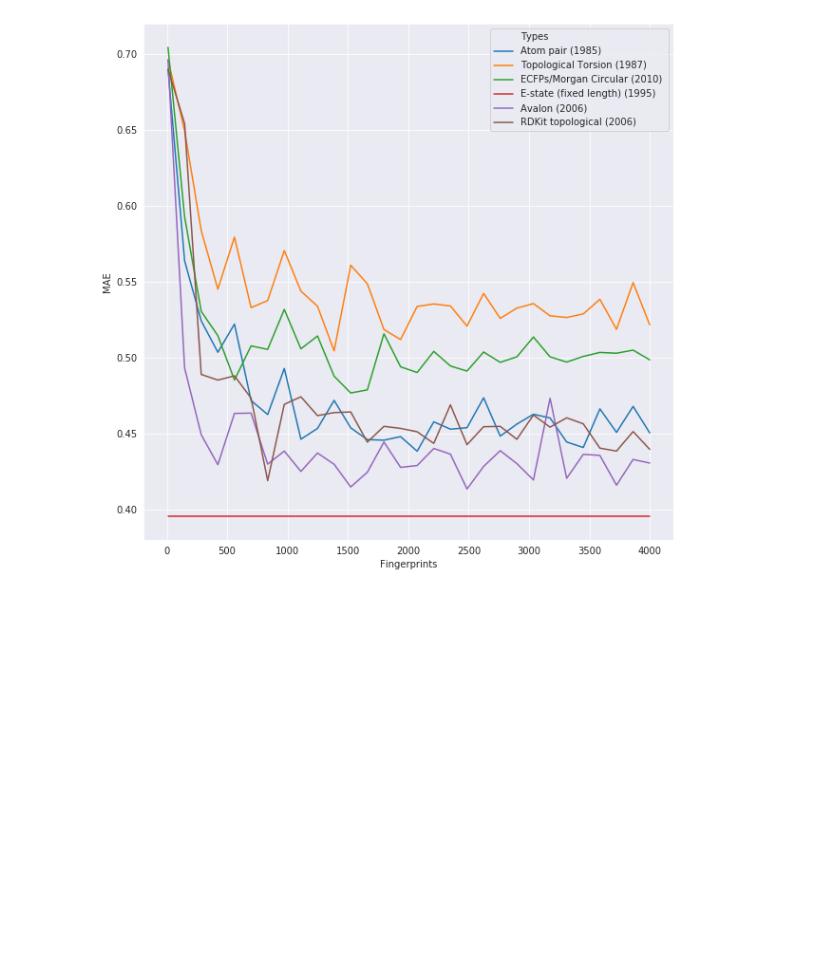
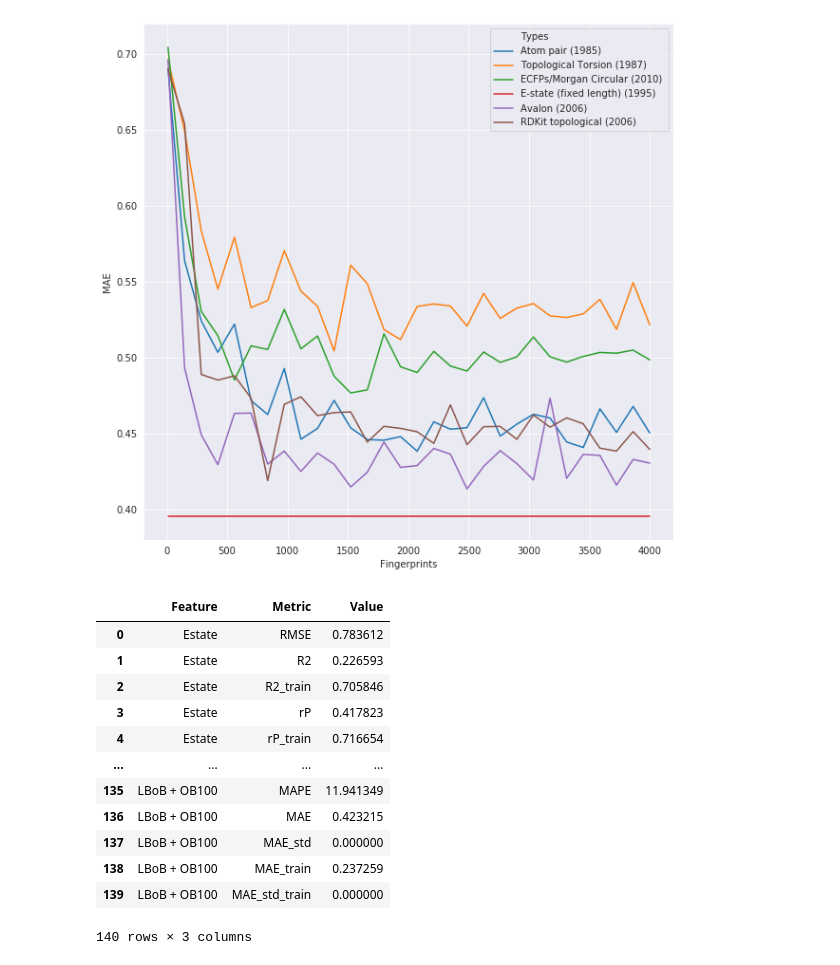
Before and after one commit to rahul-aedula95/ScientificML, a Jupyter notebook: 104/104.ipynb, the cells around one changed output. Saved outputs shown, nothing was run; the diff lists cells and outputs as text; code cells hidden in the pictures; blank space fills up the shorter version.

```diff
--- a/104/104.ipynb
+++ b/104/104.ipynb
@@ -132,0 +146,20 @@ best = pickle.load( open( "all_nested_best_KRR_SoB.pkl", "rb" ) )
+# %%
+df = pd.DataFrame()
+df['Feature'] = feature_method_list
+df['Metric'] = metric_list
+df['Value'] = value_list
+df
+# %% [output]
+|  | Feature | Metric | Value |
+| 0 | Estate | RMSE | 0.783612 |
+| 1 | Estate | R2 | 0.226593 |
+| 2 | Estate | R2_train | 0.705846 |
+| 3 | Estate | rP | 0.417823 |
+| 4 | Estate | rP_train | 0.716654 |
+| ... | ... | ... | ... |
+| 135 | LBoB + OB100 | MAPE | 11.941349 |
+| 136 | LBoB + OB100 | MAE | 0.423215 |
+| 137 | LBoB + OB100 | MAE_std | 0.000000 |
+| 138 | LBoB + OB100 | MAE_train | 0.237259 |
+| 139 | LBoB + OB100 | MAE_std_train | 0.000000 |
+140 rows × 3 columns
```
Also changed, not shown: parts of 4 cells of this notebook.
